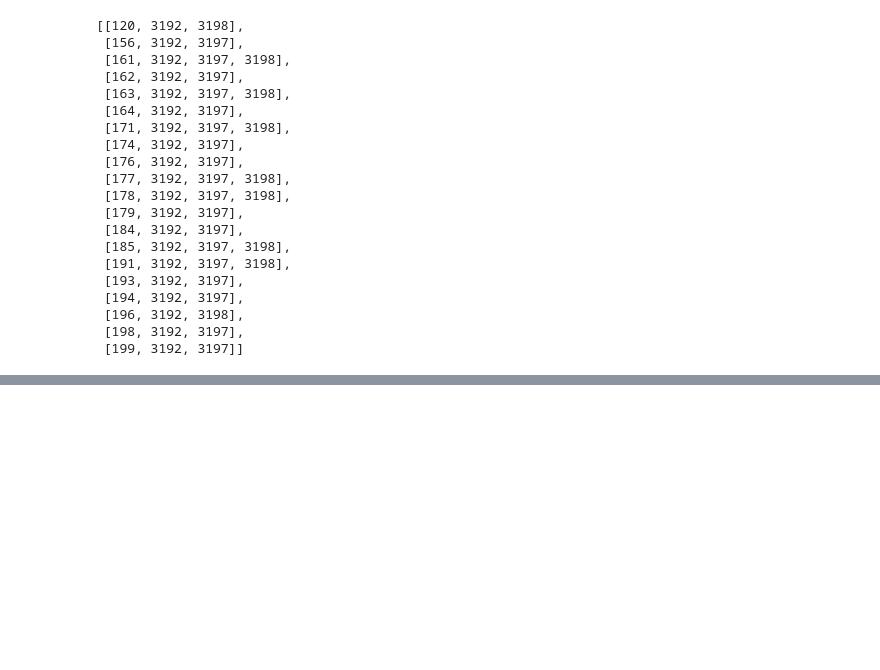
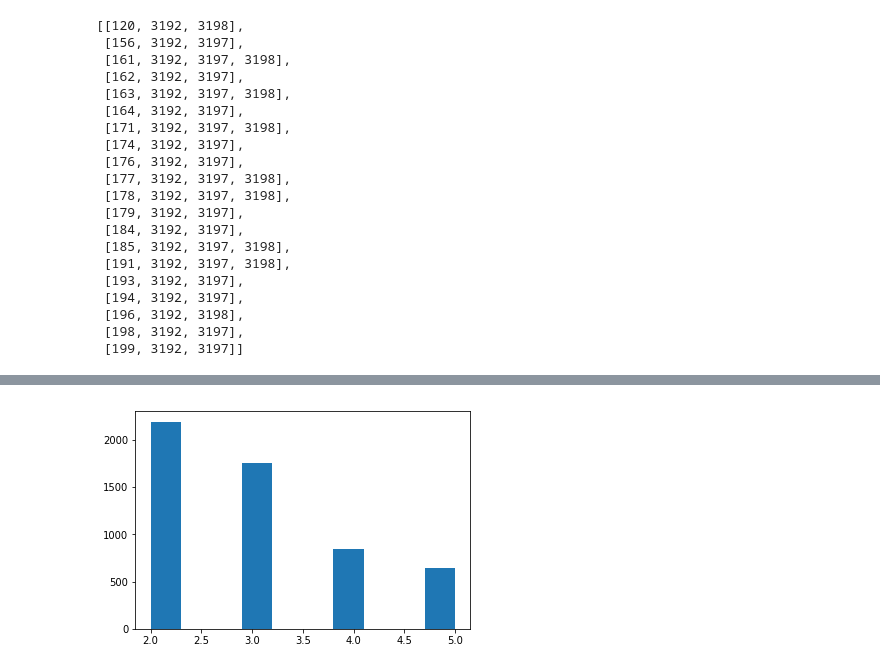
Before and after one commit to WGierke/bicluster_gene_expressions, a Jupyter notebook: notebooks/1.3-pathway-inclusion.ipynb, the cells around one changed output, grey strips where cells are left out. Cells and saved outputs as stored; diff of their text form; code cells hidden in the pictures; blank space fills up the shorter version.

```diff
--- a/notebooks/1.3-pathway-inclusion.ipynb
+++ b/notebooks/1.3-pathway-inclusion.ipynb
@@ -210,6 +237,7 @@ df_associations
 # %%
 NEIGHBORS = [[]] # I want to start index from 1 instead of 0
 gene_neighbor_id_map = {}
+naive_graph = nx.Graph()
 # Build from first set of vertices (samples)
 for row_index, row in df.iterrows():
     sample_neighbors = []
@@ -217,6 +245,7 @@ for row_index, row in df.iterrows():
         if item > TAU_E:
             if column not in gene_neighbor_id_map.keys():
                 gene_neighbor_id_map[column] = len(df) + 1 + list(row.index).index(column)
+                naive_graph.add_edge(row_index, column)
             sample_neighbors.append(gene_neighbor_id_map[column])
     NEIGHBORS.append(sample_neighbors)
 
@@ -226,6 +255,7 @@ for col_index, gene in enumerate(df.columns):
     for associated_gene in df_associations.columns:
         if df_associations.loc[gene, associated_gene] == 1:
             gene_neighbors.append(gene_neighbor_id_map[associated_gene])
+            naive_graph.add_edge(gene, associated_gene)
     NEIGHBORS.append(gene_neighbors)
 # %%
 assert len(NEIGHBORS) == len(df) + len(df.columns) + 1
@@ -282,6 +312,8 @@ for identifier in df.columns:
     string_db_id = json.load(open(path))["identifier"]
     identifier_map[identifier] = string_db_id
 
+protein_to_gene_map = {v: k for k, v in identifier_map.items()}
+
 recall_count = 0
 
 scores = ['ascore', 'dscore', 'escore', 'fscore', 'nscore', 'pscore', 'score', 'tscore']
@@ -291,7 +323,8 @@ evaluation_recall = evaluation_precision.copy()
 evaluation_counts = evaluation_precision.copy()
 
 for score_name in scores:
-    df_associations = get_df_associations_from_score(df, tau=TAU_I, score_name=score_name)
+    print("Building based on {}".format(score_name))
+    df_associations = get_df_associations_from_score(df, tau=TAU_I, score_name=score_name, make_symmetric=True)
 
     NEIGHBORS = [[]] # I want to start index from 1 instead of 0
     TAU_E = 0
@@ -307,7 +340,7 @@ for score_name in scores:
                 sample_neighbors.append(gene_neighbor_id_map[column])
         NEIGHBORS.append(sample_neighbors)
 
-    # Build from second set of vertices (samples)
+    # Build from second set of vertices (genes)
     for col_index, gene in enumerate(df.columns):
         gene_neighbors = []
         for associated_gene in df_associations.columns:
@@ -336,14 +369,24 @@ for score_name in scores:
             cluster_genes = set(map(lambda x : identifier_map[x], cluster.split(',')))
             associated_genes = set()
             for cluster_gene in cluster_genes:
-                our_identifier = get_our_identifier(identifier_map, cluster_gene)
-                path = os.path.join('../data/external', "{}.json".format(our_identifier))
-                gene_dict = json.load(open(path))
-                for entry in gene_dict["data"]:
-                    if entry[score_compared] > TAU_I:
-                        associated_genes.add(entry["stringId"])
+                #our_identifier = get_our_identifier(identifier_map, cluster_gene)
+                #path = os.path.join('../data/external', "{}.json".format(our_identifier))
+                #gene_dict = json.load(open(path))
+                #for entry in gene_dict["data"]:
+                #    if entry[score_compared] > TAU_I:
+                #        associated_genes.add(entry["stringId"])
+                for other_cluster_gene in list(set(cluster_genes) - set([cluster_gene])):
+                    a = protein_to_gene_map[cluster_gene]
+                    b = protein_to_gene_map[other_cluster_gene]
+                    if df_associations.loc[a, b] != 1:
+                        print("Cluster {}: {} is not associated with {} based on {}".format(cluster, a, b, score_compared))
             tp = cluster_genes & associated_genes
             fp = cluster_genes - associated_genes
+            if len(cluster_genes & associated_genes) < len(cluster_genes):
+                pass
+                #print("Based on {}, compared against {}:".format(score_name, score_compared))
+                #print(cluster_genes)
+                #print(associated_genes)
             if len(tp) + len(fp) > 0:
                 precision = len(tp)/float(len(tp) + len(fp))
                 evaluation_precision[score_name][score_compared] += precision
@@ -382,0 +520,5 @@ plt.show()
+# %%
+plt.hist(list(map(lambda x : len(x), cliques)), align='mid')
+plt.show()
+# %% [output]
+[figure, added]
```
Also changed, not shown: parts of 25 cells of this notebook.
